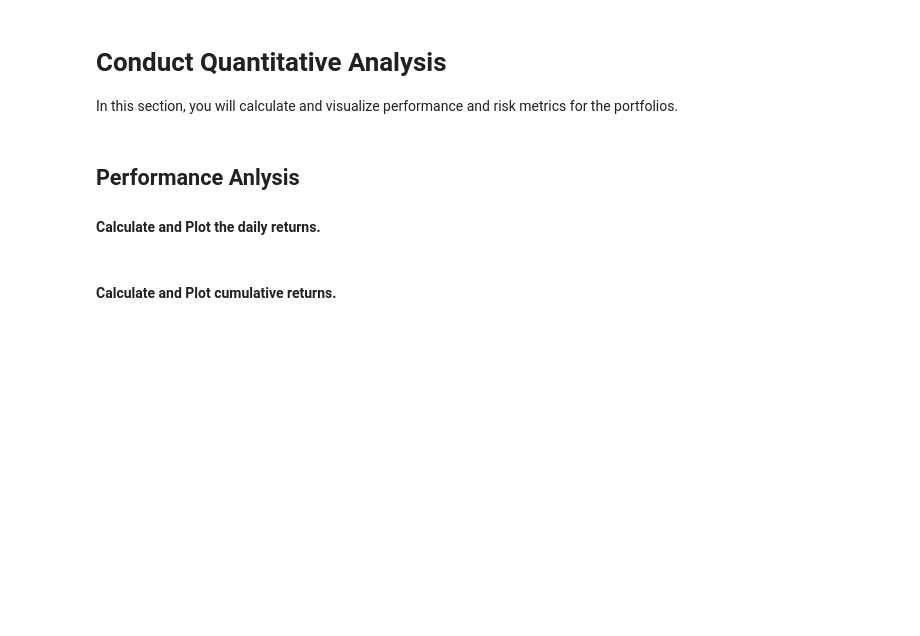
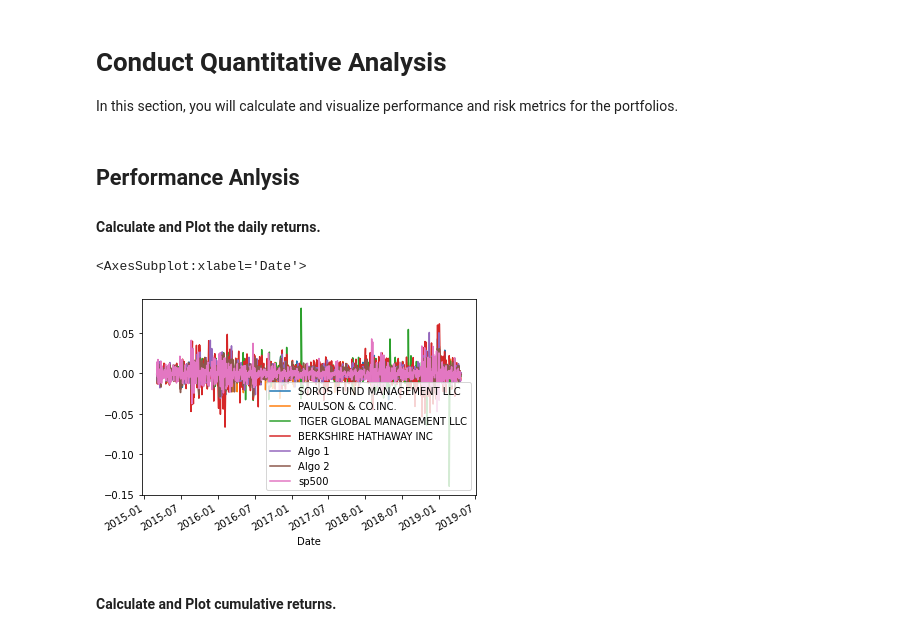
Before and after one commit to Gregoryneubel2/whale_analysis, a Jupyter notebook: whale_analysis.ipynb, the cells around one changed output. Saved outputs shown, nothing was run; the diff lists cells and outputs as text; code cells hidden in the pictures; blank space fills up the shorter version.

```diff
--- a/whale_analysis.ipynb
+++ b/whale_analysis.ipynb
@@ -162,6 +162,11 @@ In this section, you will calculate and visualize performance and risk metrics f
 #### Calculate and Plot the daily returns.
 # %%
 # Plot daily returns of all portfolios
+
+combine_df.plot()
+# %% [output]
+<AxesSubplot:xlabel='Date'>
+[figure, added]
 # %% [markdown]
 #### Calculate and Plot cumulative returns.
 # %%
```
Also changed, not shown: parts of 29 cells of this notebook.
